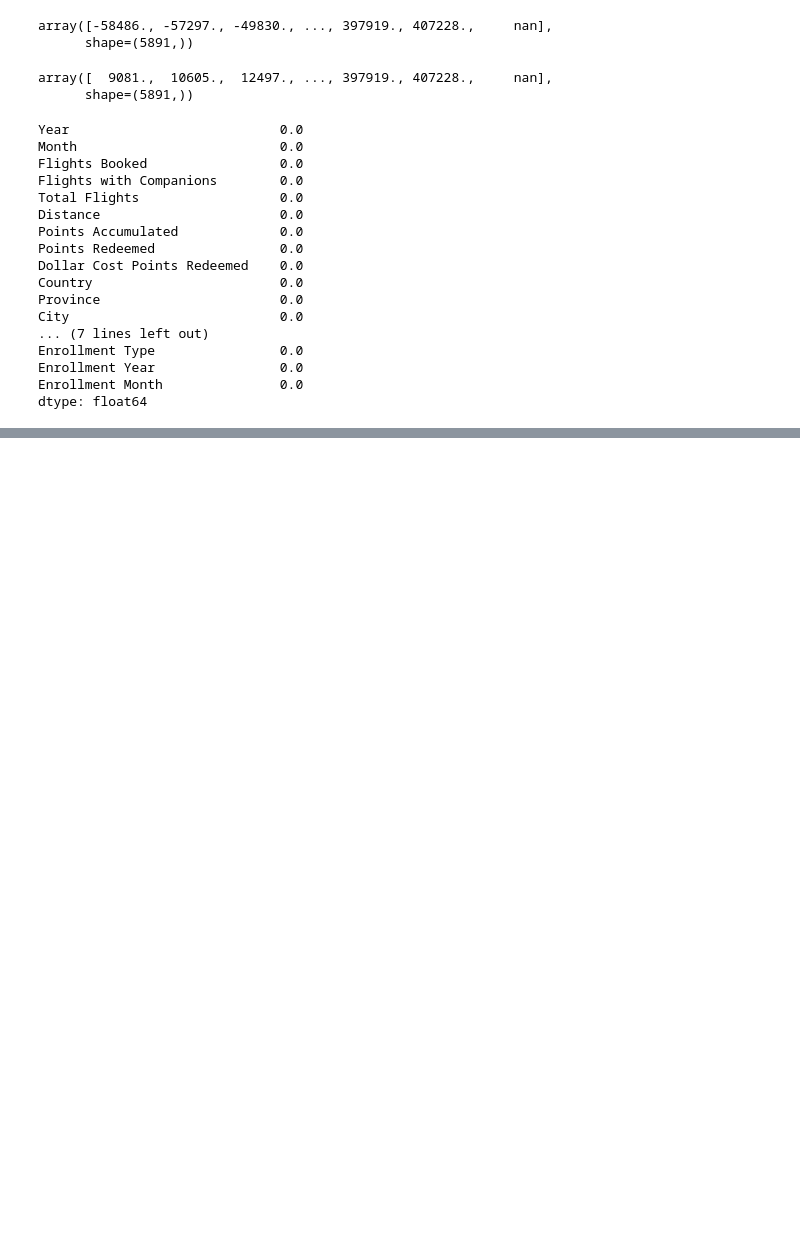
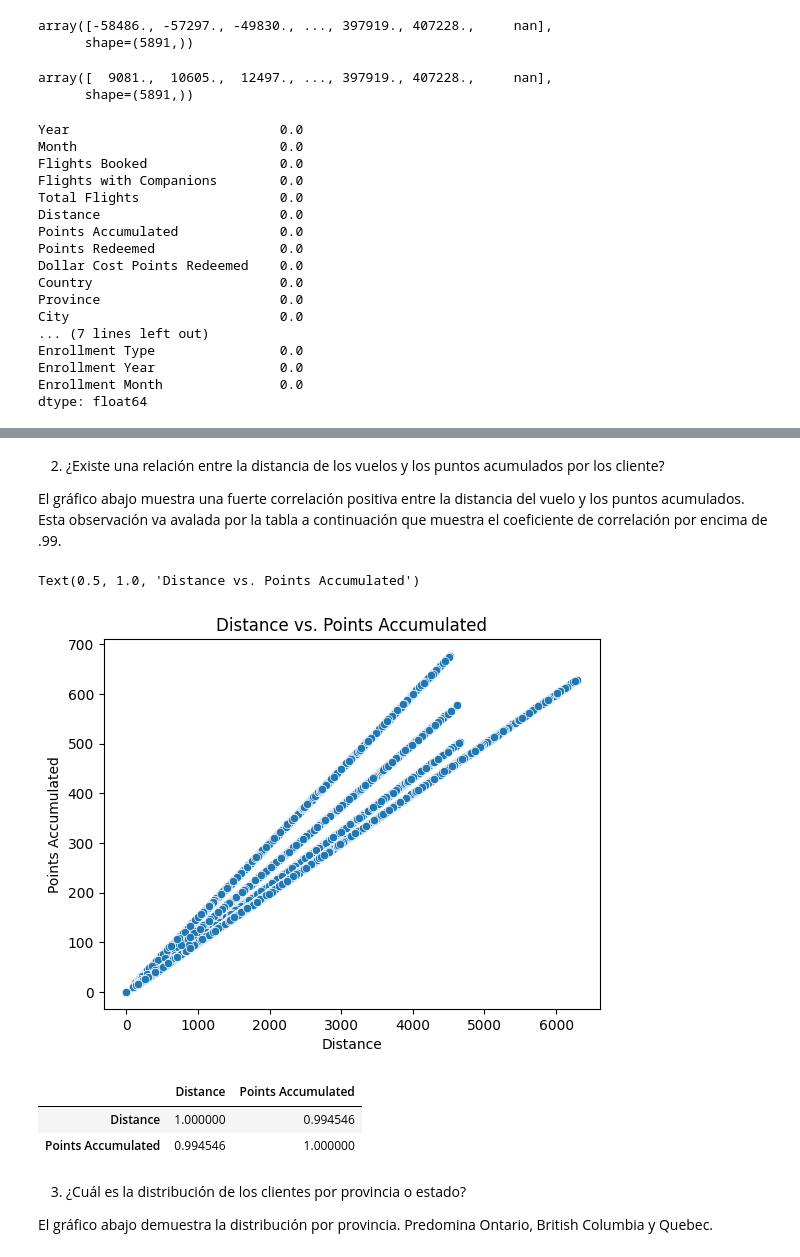
Before and after one commit to Adalab/bda-modulo-3-evaluacion-final-KatherineGortz, a Jupyter notebook: evaluación_modulo_3_Katherine_Gortz.ipynb, the cells around one changed output, grey strips where cells are left out. Saved outputs shown, nothing was run; the diff lists cells and outputs as text; code cells hidden in the pictures; blank space fills up the shorter version.

```diff
--- a/evaluación_modulo_3_Katherine_Gortz.ipynb
+++ b/evaluación_modulo_3_Katherine_Gortz.ipynb
@@ -358,0 +427,20 @@ dtype: float64
+# %% [markdown]
+2. ¿Existe una relación entre la distancia de los vuelos y los puntos acumulados por los cliente?
+
+El gráfico abajo muestra una fuerte correlación positiva entre la distancia del vuelo y los puntos acumulados. Esta observación va avalada por la tabla a continuación que muestra el coeficiente de correlación por encima de .99.
+# %%
+sns.scatterplot(data=df, x='Distance', y='Points Accumulated')
+plt.title('Distance vs. Points Accumulated')
+# %% [output]
+Text(0.5, 1.0, 'Distance vs. Points Accumulated')
+[figure, added]
+# %%
+df[["Distance", "Points Accumulated"]].corr()
+# %% [output]
+|  | Distance | Points Accumulated |
+| Distance | 1.000000 | 0.994546 |
+| Points Accumulated | 0.994546 | 1.000000 |
+# %% [markdown]
+3. ¿Cuál es la distribución de los clientes por provincia o estado?
+
+El gráfico abajo demuestra la distribución por provincia. Predomina Ontario, British Columbia y Quebec.
```
Also changed, not shown: parts of 21 cells of this notebook.
